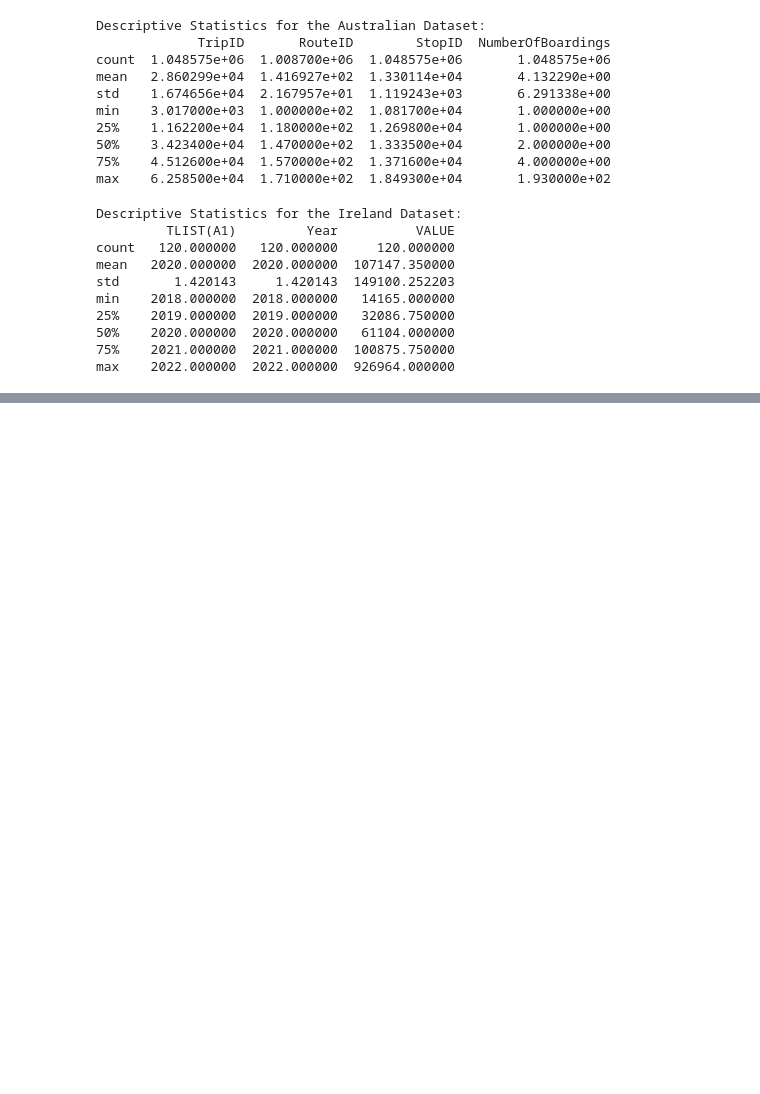
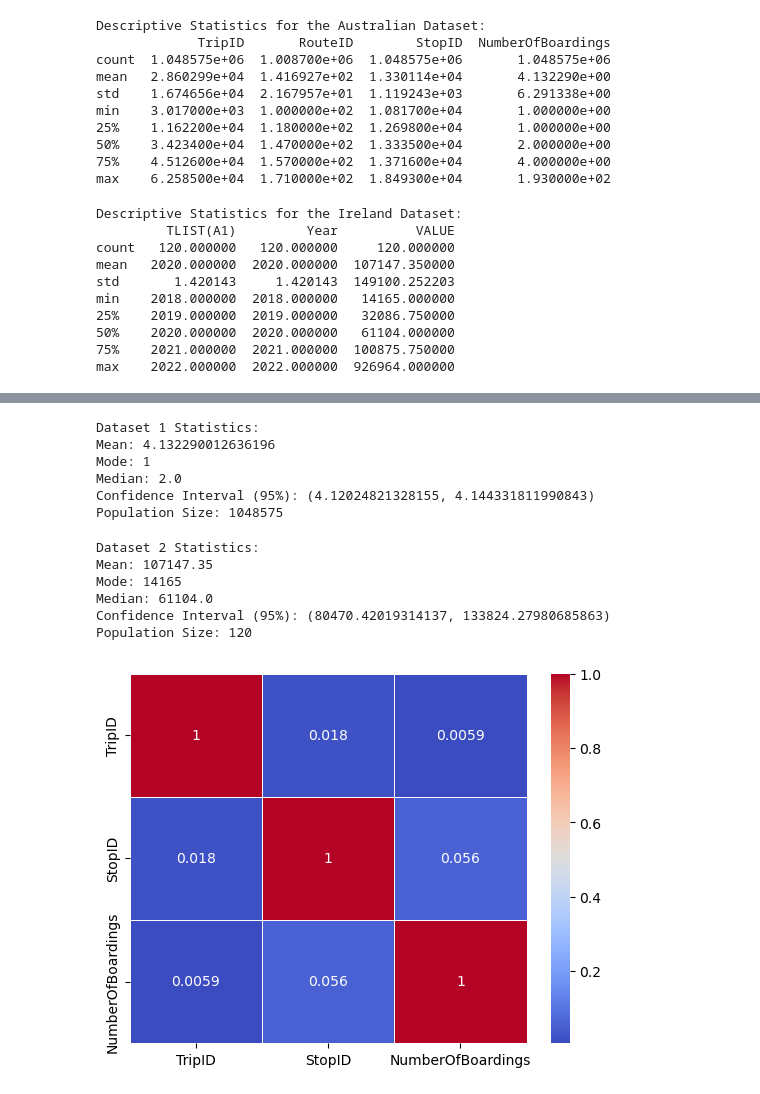
Before and after one commit to 2021402/CA-02-MSc-Data-Analytics, a Jupyter notebook: Project Code CA 2.ipynb, the cells around one changed output, grey strips where cells are left out. Cells and saved outputs as stored; diff of their text form; code cells hidden in the pictures; blank space fills up the shorter version.

```diff
--- a/Project Code CA 2.ipynb
+++ b/Project Code CA 2.ipynb
@@ -245,0 +267,4 @@ max    2022.000000  2022.000000  926964.000000
+# %%
+# Load the datasets
+aus_df = pd.read_csv('C:\\Users\Muham\OneDrive\Desktop\CA 02\\cleaned_australia.csv', dtype={'RouteID': str})
+ireland_df = pd.read_csv('C:\\Users\Muham\OneDrive\Desktop\CA 02\\cleaned_ireland.csv')
@@ -245,0 +349,14 @@ max    2022.000000  2022.000000  926964.000000
+# %%
+print("\nDataset 1 Statistics:")
+print(f"Mean: {mean_aus}")
+print(f"Mode: {mode_aus}")
+print(f"Median: {median_aus}")
+print(f"Confidence Interval (95%): {confidence_interval_aus}")
+print(f"Population Size: {population_size_aus}")
+# %% [output]
+Dataset 1 Statistics:
+Mean: 4.132290012636196
+Mode: 1
+Median: 2.0
+Confidence Interval (95%): (4.12024821328155, 4.144331811990843)
+Population Size: 1048575
@@ -245,0 +370,21 @@ max    2022.000000  2022.000000  926964.000000
+# %%
+print("\nDataset 2 Statistics:")
+print(f"Mean: {mean_ireland}")
+print(f"Mode: {mode_ireland}")
+print(f"Median: {median_ireland}")
+print(f"Confidence Interval (95%): {confidence_interval_ireland}")
+print(f"Population Size: {population_size_ireland}")
+# %% [output]
+Dataset 2 Statistics:
+Mean: 107147.35
+Mode: 14165
+Median: 61104.0
+Confidence Interval (95%): (80470.42019314137, 133824.27980685863)
+Population Size: 120
+# %%
+# Create a heatmap for Dataset 1 (excluding non-numeric columns)
+numeric_columns_aus = aus_df.select_dtypes(include=[np.number])
+sns.heatmap(numeric_columns_aus.corr(), annot=True, cmap='coolwarm', linewidths=.5)
+plt.show()
+# %% [output]
+[figure, added]
```
Also changed, not shown: parts of 13 cells of this notebook.
